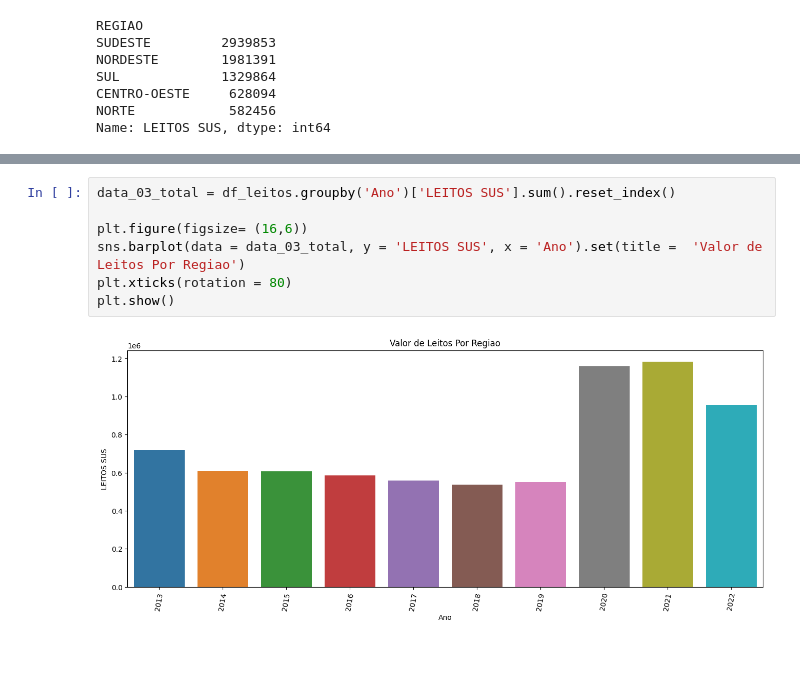
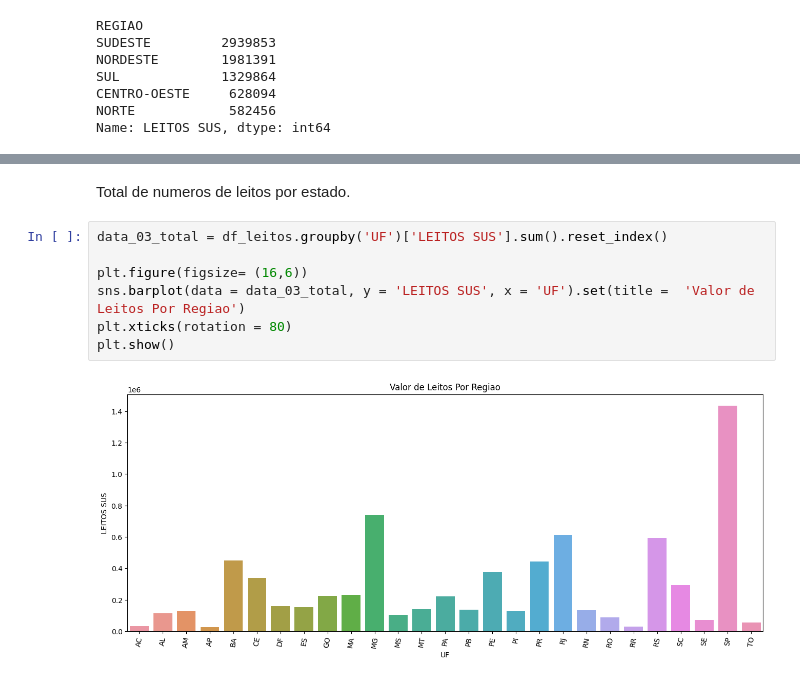
Before and after one commit to TonnBH/APPML_Projects, a Jupyter notebook: sus_project.ipynb, the cells around one changed output, grey strips where cells are left out. Drawn from its saved outputs; the diff is of its cells as text; blank space fills up the shorter version.

```diff
--- a/sus_project.ipynb
+++ b/sus_project.ipynb
@@ -260,12 +273,14 @@ plt.title('Numeros de Leitos Por Regiao e Por Ano')
 plt.show()
 # %% [output]
 [figure]
+# %% [markdown]
+Total de numeros de leitos por estado.
 # %%
-data_03_total = df_leitos.groupby('Ano')['LEITOS SUS'].sum().reset_index()
+data_03_total = df_leitos.groupby('UF')['LEITOS SUS'].sum().reset_index()
 
 plt.figure(figsize= (16,6))
-sns.barplot(data = data_03_total, y = 'LEITOS SUS', x = 'Ano').set(title =  'Valor de Leitos Por Regiao')
+sns.barplot(data = data_03_total, y = 'LEITOS SUS', x = 'UF').set(title =  'Valor de Leitos Por Regiao')
 plt.xticks(rotation = 80)
 plt.show()
 # %% [output]
-[figure, old version]
+[figure, new version]
```
Also changed, not shown: parts of 5 cells of this notebook.
